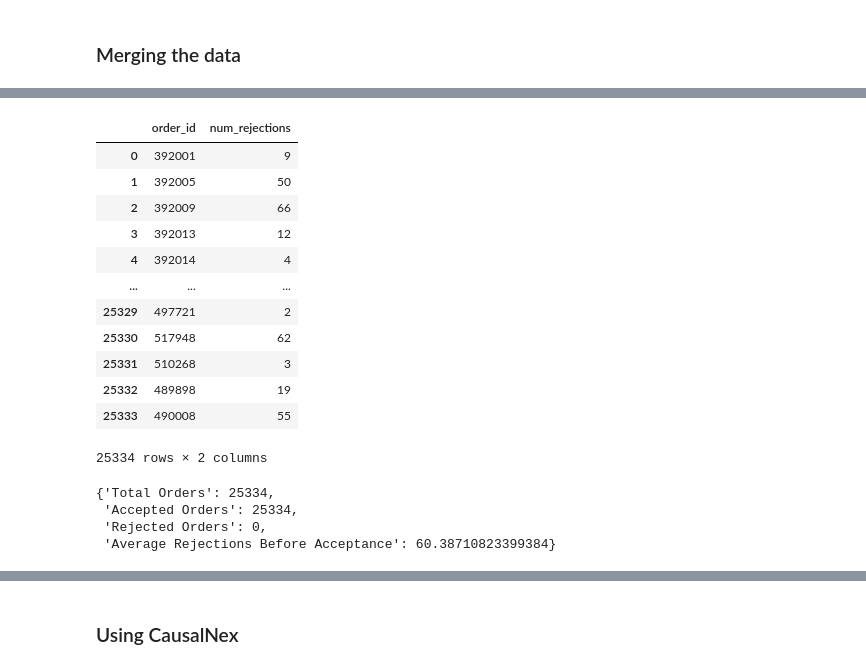
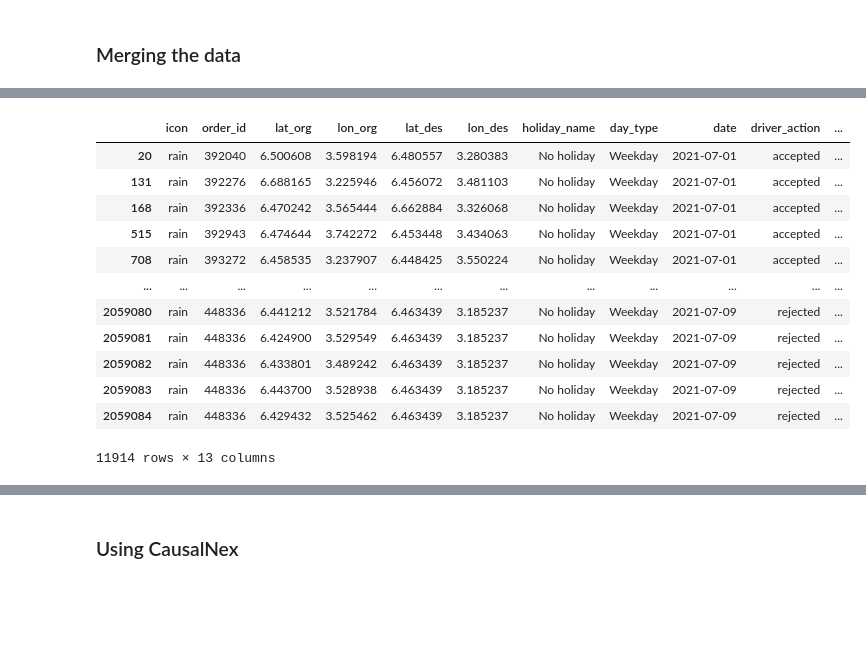
Before and after one commit to JabezETH/Logistic-optimization-Delivery-drivers-location-optimisation-with-Causal-Inference-, a Jupyter notebook: notebooks/casual_model.ipynb, the cells around one changed output, grey strips where cells are left out. Saved outputs shown, nothing was run; the diff lists cells and outputs as text; code cells hidden in the pictures; blank space fills up the shorter version.

```diff
--- a/notebooks/casual_model.ipynb
+++ b/notebooks/casual_model.ipynb
@@ -55,4 +129,4 @@ def haversine_distance(lat1, lon1, lat2, lon2):
 
     return distance
 # Calculating the distance of each order to the mean loaction
-df_concatenated['distance_to_centroid_km'] = df_concatenated.apply(lambda row: haversine_distance(row['lat'], row['lng'], lat_mean, lon_mean), axis=1)
+df_concatenated['distance_to_client_km'] = df_concatenated.apply(lambda row: haversine_distance(row['lat_org'], row['lon_org'], row['lat_des'] ,row['lon_des']), axis=1)
@@ -165,43 +133,20 @@ plt.show()
-# %%
-# Group by order_id and calculate the number of rejections before acceptance
-rejection_counts = filtered_df[filtered_df['driver_action'] == 'rejected'].groupby('order_id').size().reset_index(name='num_rejections')
-
-# Merge with the original DataFrame to get orders that have an acceptance
-accepted_orders = filtered_df[filtered_df['driver_action'] == 'accepted'][['order_id']].drop_duplicates()
-summary_df = pd.merge(rejection_counts, accepted_orders, on='order_id', how='right').fillna(0)
-
-summary_df['num_rejections'] = summary_df['num_rejections'].astype(int)
-summary_df
-# %% [output]
-|  | order_id | num_rejections |
-| 0 | 392001 | 9 |
-| 1 | 392005 | 50 |
-| 2 | 392009 | 66 |
-| 3 | 392013 | 12 |
-| 4 | 392014 | 4 |
-| ... | ... | ... |
-| 25329 | 497721 | 2 |
-| 25330 | 517948 | 62 |
-| 25331 | 510268 | 3 |
-| 25332 | 489898 | 19 |
-| 25333 | 490008 | 55 |
-25334 rows × 2 columns
-# %%
-total_orders = filtered_df['order_id'].nunique()
-accepted_orders_count = summary_df['order_id'].nunique()
-rejected_orders_count = total_orders - accepted_orders_count
-average_rejections_before_acceptance = summary_df['num_rejections'].mean()
-
-statistics = {
-    'Total Orders': total_orders,
-    'Accepted Orders': accepted_orders_count,
-    'Rejected Orders': rejected_orders_count,
-    'Average Rejections Before Acceptance': average_rejections_before_acceptance
-}
-
-statistics
-# %% [output]
-{'Total Orders': 25334,
- 'Accepted Orders': 25334,
- 'Rejected Orders': 0,
- 'Average Rejections Before Acceptance': 60.38710823399384}
+# %%
+df_concatenated['z_score'] = (df_concatenated['distance_to_client_km'] - df_concatenated['distance_to_client_km'].mean()) / df_concatenated['distance_to_client_km'].std()
+
+# Identify outliers
+outliers = df_concatenated[np.abs(df_concatenated['z_score']) > 3]
+outliers
+# %% [output]
+|  | icon | order_id | lat_org | lon_org | lat_des | lon_des | holiday_name | day_type | date | driver_action | ... |
+| 20 | rain | 392040 | 6.500608 | 3.598194 | 6.480557 | 3.280383 | No holiday | Weekday | 2021-07-01 | accepted | ... |
+| 131 | rain | 392276 | 6.688165 | 3.225946 | 6.456072 | 3.481103 | No holiday | Weekday | 2021-07-01 | accepted | ... |
+| 168 | rain | 392336 | 6.470242 | 3.565444 | 6.662884 | 3.326068 | No holiday | Weekday | 2021-07-01 | accepted | ... |
+| 515 | rain | 392943 | 6.474644 | 3.742272 | 6.453448 | 3.434063 | No holiday | Weekday | 2021-07-01 | accepted | ... |
+| 708 | rain | 393272 | 6.458535 | 3.237907 | 6.448425 | 3.550224 | No holiday | Weekday | 2021-07-01 | accepted | ... |
+| ... | ... | ... | ... | ... | ... | ... | ... | ... | ... | ... | ... |
+| 2059080 | rain | 448336 | 6.441212 | 3.521784 | 6.463439 | 3.185237 | No holiday | Weekday | 2021-07-09 | rejected | ... |
+| 2059081 | rain | 448336 | 6.424900 | 3.529549 | 6.463439 | 3.185237 | No holiday | Weekday | 2021-07-09 | rejected | ... |
+| 2059082 | rain | 448336 | 6.433801 | 3.489242 | 6.463439 | 3.185237 | No holiday | Weekday | 2021-07-09 | rejected | ... |
+| 2059083 | rain | 448336 | 6.443700 | 3.528938 | 6.463439 | 3.185237 | No holiday | Weekday | 2021-07-09 | rejected | ... |
+| 2059084 | rain | 448336 | 6.429432 | 3.525462 | 6.463439 | 3.185237 | No holiday | Weekday | 2021-07-09 | rejected | ... |
+11914 rows × 13 columns
```
Also changed, not shown: parts of 92 cells of this notebook.
